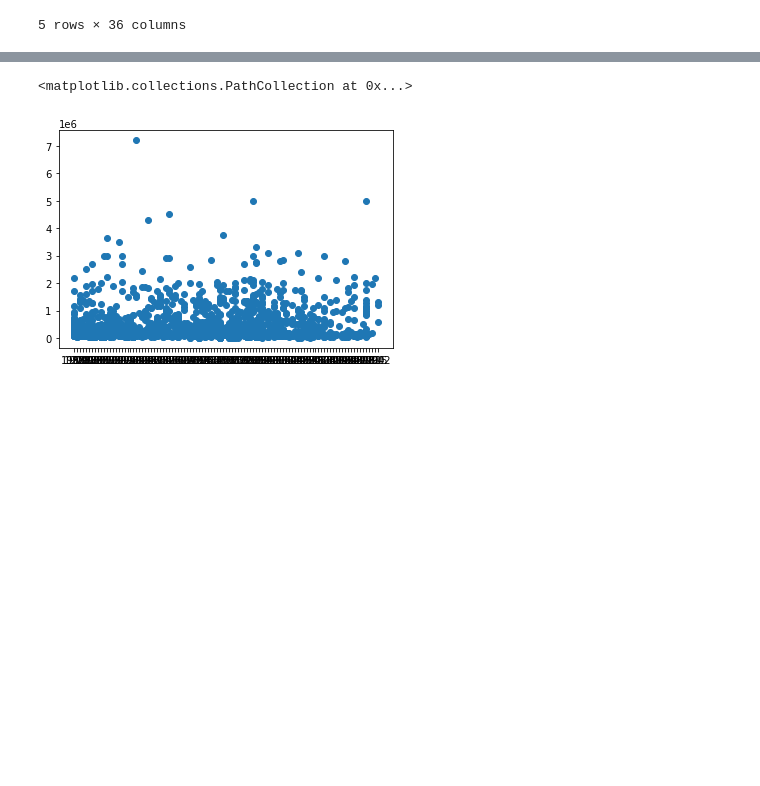
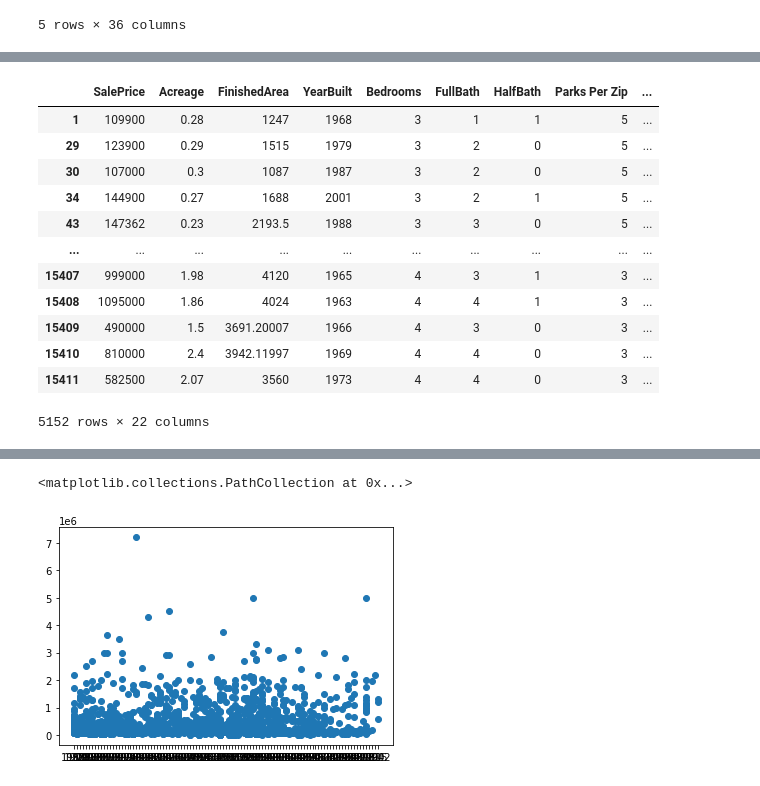
Before and after one commit to JoyRichardson/Living-in-Nashville, a Jupyter notebook: Machine_Learning_Model.ipynb, the cells around one changed output, grey strips where cells are left out. Saved outputs shown, nothing was run; the diff lists cells and outputs as text; code cells hidden in the pictures; blank space fills up the shorter version.

```diff
--- a/Machine_Learning_Model.ipynb
+++ b/Machine_Learning_Model.ipynb
@@ -295,0 +313,18 @@ new_housing_df
+# %%
+new_housing_df = new_housing_df.merge(zip_df, left_index=True, right_index=True)
+new_housing_df = new_housing_df.drop(columns=["ZipCode"])
+new_housing_df
+# %% [output]
+|  | SalePrice | Acreage | FinishedArea | YearBuilt | Bedrooms | FullBath | HalfBath | Parks Per Zip | ... |
+| 1 | 109900 | 0.28 | 1247 | 1968 | 3 | 1 | 1 | 5 | ... |
+| 29 | 123900 | 0.29 | 1515 | 1979 | 3 | 2 | 0 | 5 | ... |
+| 30 | 107000 | 0.3 | 1087 | 1987 | 3 | 2 | 0 | 5 | ... |
+| 34 | 144900 | 0.27 | 1688 | 2001 | 3 | 2 | 1 | 5 | ... |
+| 43 | 147362 | 0.23 | 2193.5 | 1988 | 3 | 3 | 0 | 5 | ... |
+| ... | ... | ... | ... | ... | ... | ... | ... | ... | ... |
+| 15407 | 999000 | 1.98 | 4120 | 1965 | 4 | 3 | 1 | 3 | ... |
+| 15408 | 1095000 | 1.86 | 4024 | 1963 | 4 | 4 | 1 | 3 | ... |
+| 15409 | 490000 | 1.5 | 3691.20007 | 1966 | 4 | 3 | 0 | 3 | ... |
+| 15410 | 810000 | 2.4 | 3942.11997 | 1969 | 4 | 4 | 0 | 3 | ... |
+| 15411 | 582500 | 2.07 | 3560 | 1973 | 4 | 4 | 0 | 3 | ... |
+5152 rows × 22 columns
```
Also changed, not shown: parts of 9 cells of this notebook.
